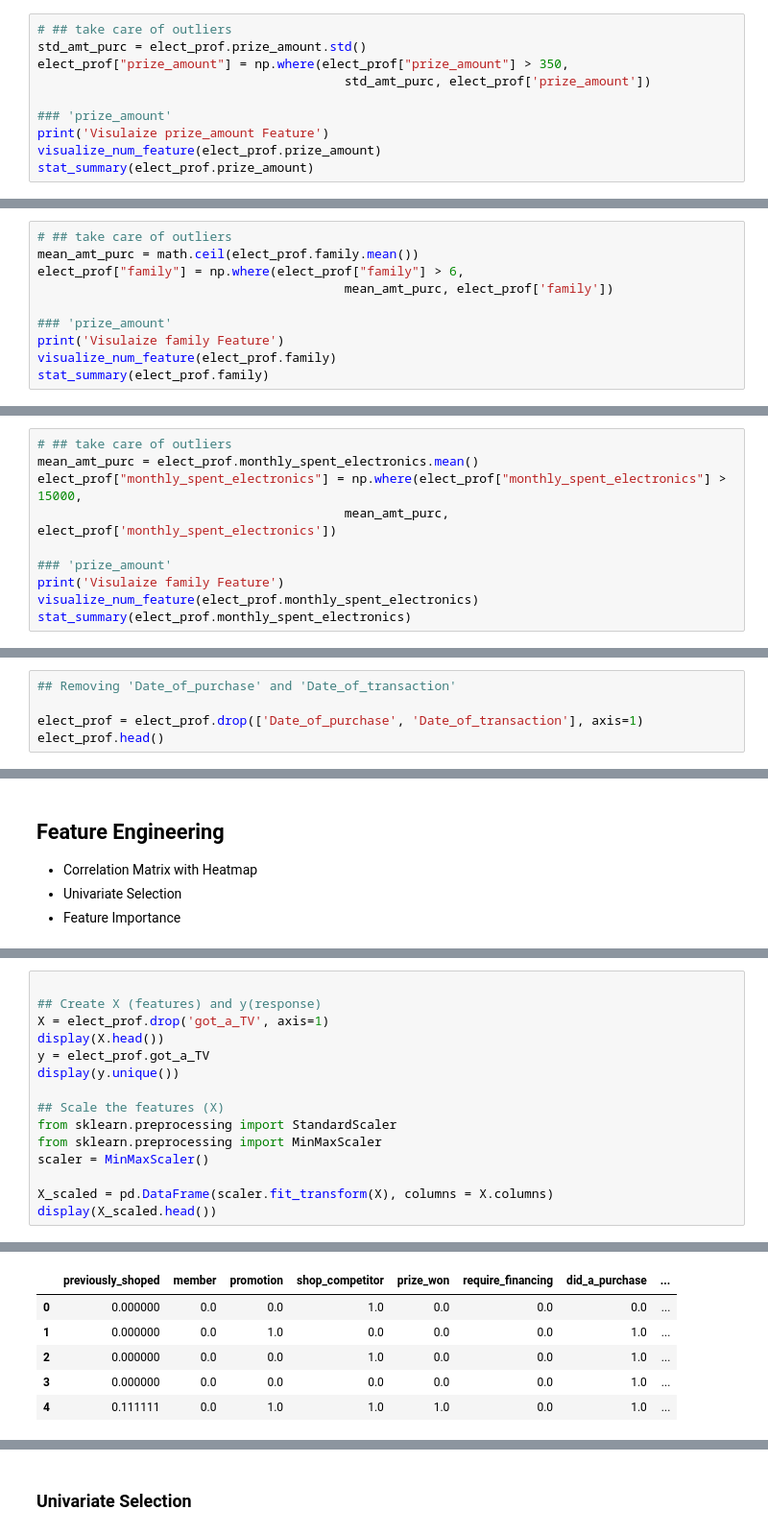
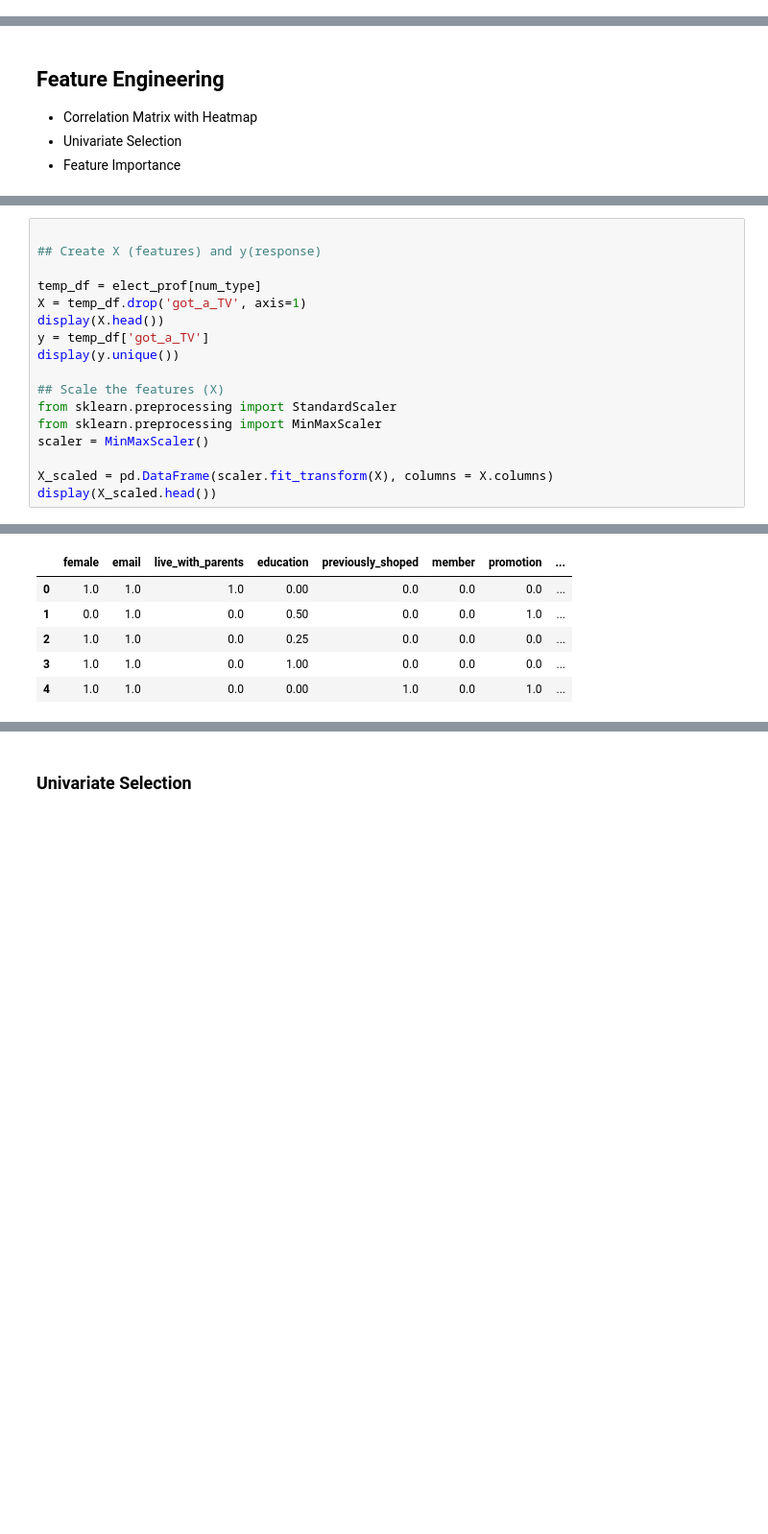
Before and after one commit to robinyUArizona/Pentatonic-Inc., a Jupyter notebook: EDA-PentatonicTV.ipynb, the cells around one changed output, grey strips where cells are left out. Shown at 96% size. Cells and saved outputs as stored; diff of their text form; blank space fills up the shorter version.

```diff
--- a/EDA-PentatonicTV.ipynb
+++ b/EDA-PentatonicTV.ipynb
@@ -542,10 +960,0 @@ The upper and lower bounds for suspected outliers are 327.43055549999997 and -19
-# %%
-# ## take care of outliers
-std_amt_purc = elect_prof.prize_amount.std()
-elect_prof["prize_amount"] = np.where(elect_prof["prize_amount"] > 350,
-                                         std_amt_purc, elect_prof['prize_amount'])
-
-### 'prize_amount'
-print('Visulaize prize_amount Feature')
-visualize_num_feature(elect_prof.prize_amount)
-stat_summary(elect_prof.prize_amount)
@@ -622,10 +960,0 @@ Visulaize family Feature
-# %%
-# ## take care of outliers
-mean_amt_purc = math.ceil(elect_prof.family.mean())
-elect_prof["family"] = np.where(elect_prof["family"] > 6,
-                                         mean_amt_purc, elect_prof['family'])
-
-### 'prize_amount'
-print('Visulaize family Feature')
-visualize_num_feature(elect_prof.family)
-stat_summary(elect_prof.family)
@@ -704,10 +960,0 @@ The upper and lower bounds for suspected outliers are 9458.333332999999 and 458.
-# %%
-# ## take care of outliers
-mean_amt_purc = elect_prof.monthly_spent_electronics.mean()
-elect_prof["monthly_spent_electronics"] = np.where(elect_prof["monthly_spent_electronics"] > 15000,
-                                         mean_amt_purc, elect_prof['monthly_spent_electronics'])
-
-### 'prize_amount'
-print('Visulaize family Feature')
-visualize_num_feature(elect_prof.monthly_spent_electronics)
-stat_summary(elect_prof.monthly_spent_electronics)
@@ -826,5 +960,0 @@ The upper and lower bounds for suspected outliers are 371.5 and -128.5
-# %%
-## Removing 'Date_of_purchase' and 'Date_of_transaction'
-
-elect_prof = elect_prof.drop(['Date_of_purchase', 'Date_of_transaction'], axis=1)
-elect_prof.head()
@@ -877,9 +1001,11 @@ display(sns.heatmap(corr_matrix, annot = True, cmap= 'coolwarm'))
 # %%
 
 ## Create X (features) and y(response)
-X = elect_prof.drop('got_a_TV', axis=1)
+
+temp_df = elect_prof[num_type]
+X = temp_df.drop('got_a_TV', axis=1)
 display(X.head())
-y = elect_prof.got_a_TV
+y = temp_df['got_a_TV']
 display(y.unique())
 
 ## Scale the features (X)
@@ -901,6 +1026,6 @@ array([0., 1.])
-|  | previously_shoped | member | promotion | shop_competitor | prize_won | require_financing | did_a_purchase | ... |
-| 0 | 0.000000 | 0.0 | 0.0 | 1.0 | 0.0 | 0.0 | 0.0 | ... |
-| 1 | 0.000000 | 0.0 | 1.0 | 0.0 | 0.0 | 0.0 | 1.0 | ... |
-| 2 | 0.000000 | 0.0 | 0.0 | 1.0 | 0.0 | 0.0 | 1.0 | ... |
-| 3 | 0.000000 | 0.0 | 0.0 | 0.0 | 0.0 | 0.0 | 1.0 | ... |
-| 4 | 0.111111 | 0.0 | 1.0 | 1.0 | 1.0 | 0.0 | 1.0 | ... |
+|  | female | email | live_with_parents | education | previously_shoped | member | promotion | ... |
+| 0 | 1.0 | 1.0 | 1.0 | 0.00 | 0.0 | 0.0 | 0.0 | ... |
+| 1 | 0.0 | 1.0 | 0.0 | 0.50 | 0.0 | 0.0 | 1.0 | ... |
+| 2 | 1.0 | 1.0 | 0.0 | 0.25 | 0.0 | 0.0 | 0.0 | ... |
+| 3 | 1.0 | 1.0 | 0.0 | 1.00 | 0.0 | 0.0 | 0.0 | ... |
+| 4 | 1.0 | 1.0 | 0.0 | 0.00 | 1.0 | 0.0 | 1.0 | ... |
```
Also changed, not shown: parts of 95 cells of this notebook, 1 other file.
